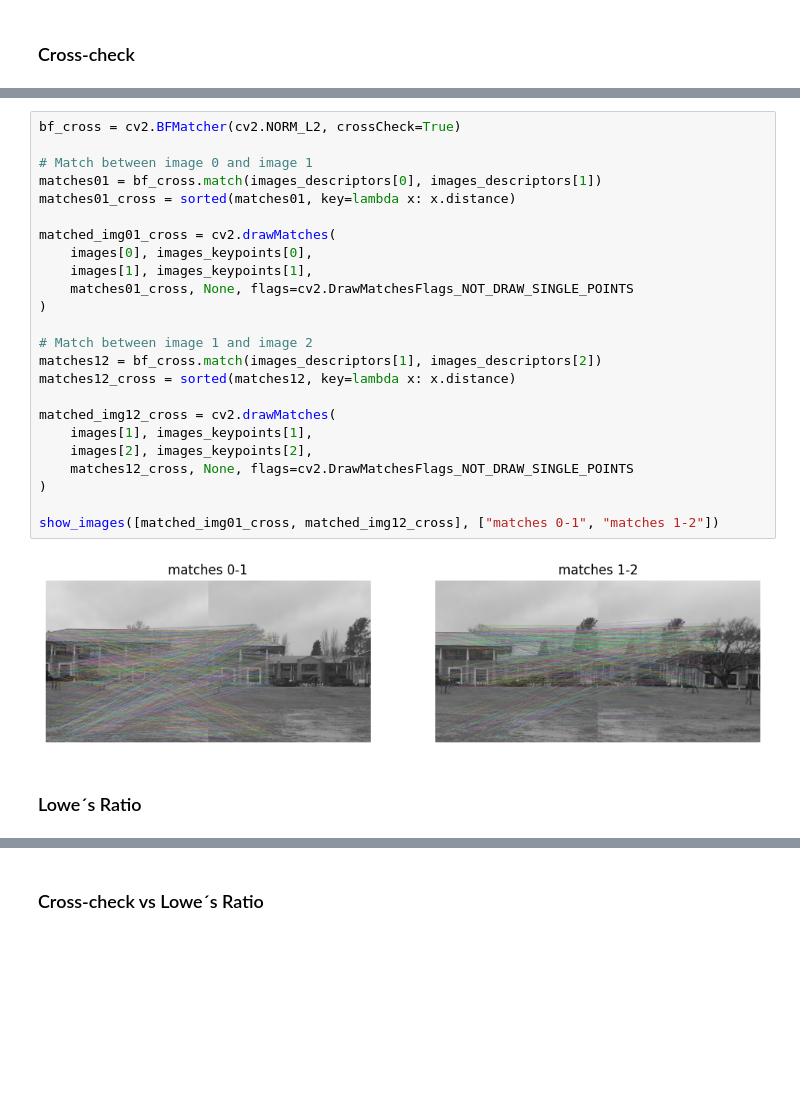
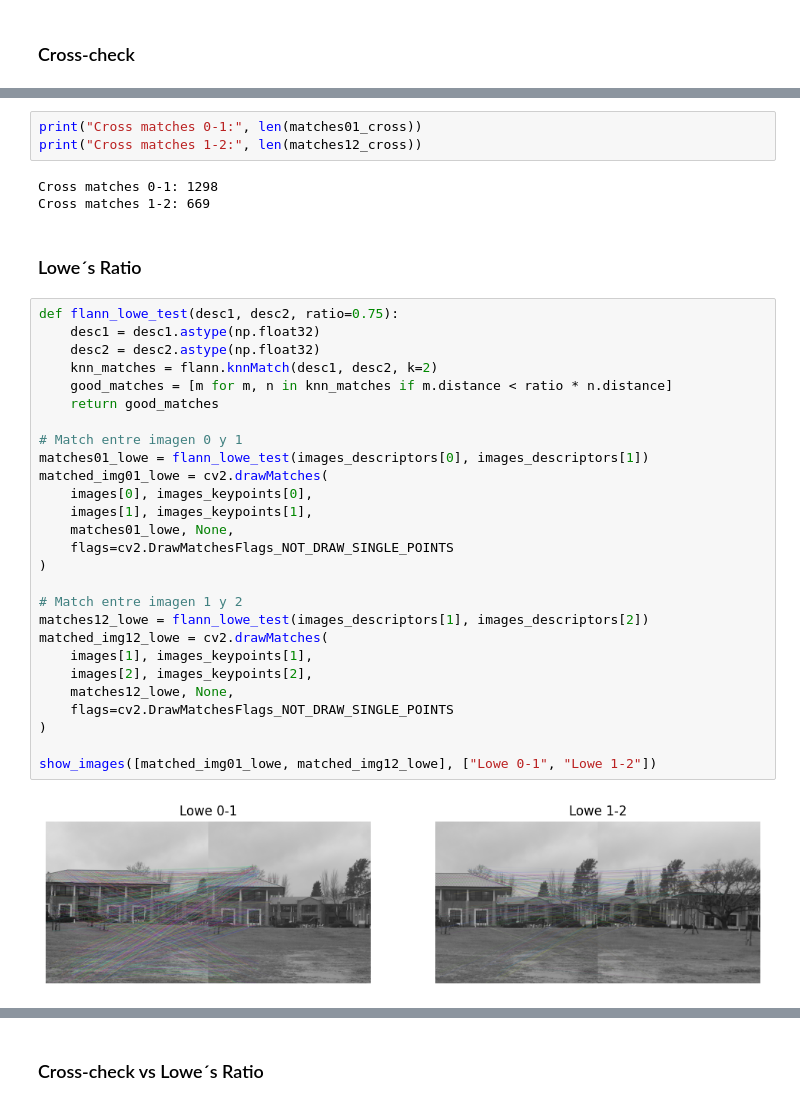
Before and after one commit to jerecoder/TP1-Vision, a Jupyter notebook: tp1.ipynb, the cells around one changed output, grey strips where cells are left out. Saved outputs shown, nothing was run; the diff lists cells and outputs as text; blank space fills up the shorter version.

```diff
--- a/tp1.ipynb
+++ b/tp1.ipynb
@@ -91,28 +142,37 @@ images_descriptors = filtered_descriptors
+# %%
+print("Cross matches 0-1:", len(matches01_cross))
+print("Cross matches 1-2:", len(matches12_cross))
+# %% [output]
+Cross matches 0-1: 1298
+Cross matches 1-2: 669
+# %% [markdown]
+ ### Lowe´s Ratio
 # %%
-bf_cross = cv2.BFMatcher(cv2.NORM_L2, crossCheck=True)
+def flann_lowe_test(desc1, desc2, ratio=0.75):
+    desc1 = desc1.astype(np.float32)
+    desc2 = desc2.astype(np.float32)
+    knn_matches = flann.knnMatch(desc1, desc2, k=2)
+    good_matches = [m for m, n in knn_matches if m.distance < ratio * n.distance]
+    return good_matches
 
-# Match between image 0 and image 1
-matches01 = bf_cross.match(images_descriptors[0], images_descriptors[1])
-matches01_cross = sorted(matches01, key=lambda x: x.distance)
-
-matched_img01_cross = cv2.drawMatches(
+# Match entre imagen 0 y 1
+matches01_lowe = flann_lowe_test(images_descriptors[0], images_descriptors[1])
+matched_img01_lowe = cv2.drawMatches(
     images[0], images_keypoints[0],
     images[1], images_keypoints[1],
-    matches01_cross, None, flags=cv2.DrawMatchesFlags_NOT_DRAW_SINGLE_POINTS
+    matches01_lowe, None,
+    flags=cv2.DrawMatchesFlags_NOT_DRAW_SINGLE_POINTS
 )
 
-# Match between image 1 and image 2
-matches12 = bf_cross.match(images_descriptors[1], images_descriptors[2])
-matches12_cross = sorted(matches12, key=lambda x: x.distance)
-
-matched_img12_cross = cv2.drawMatches(
+# Match entre imagen 1 y 2
+matches12_lowe = flann_lowe_test(images_descriptors[1], images_descriptors[2])
+matched_img12_lowe = cv2.drawMatches(
     images[1], images_keypoints[1],
     images[2], images_keypoints[2],
-    matches12_cross, None, flags=cv2.DrawMatchesFlags_NOT_DRAW_SINGLE_POINTS
+    matches12_lowe, None,
+    flags=cv2.DrawMatchesFlags_NOT_DRAW_SINGLE_POINTS
 )
 
-show_images([matched_img01_cross, matched_img12_cross], ["matches 0-1", "matches 1-2"])
+show_images([matched_img01_lowe, matched_img12_lowe], ["Lowe 0-1", "Lowe 1-2"])
 # %% [output]
-[figure, old version]
+[figure, new version]
-# %% [markdown]
-### Lowe´s Ratio
```
Also changed, not shown: parts of 5 cells of this notebook.
